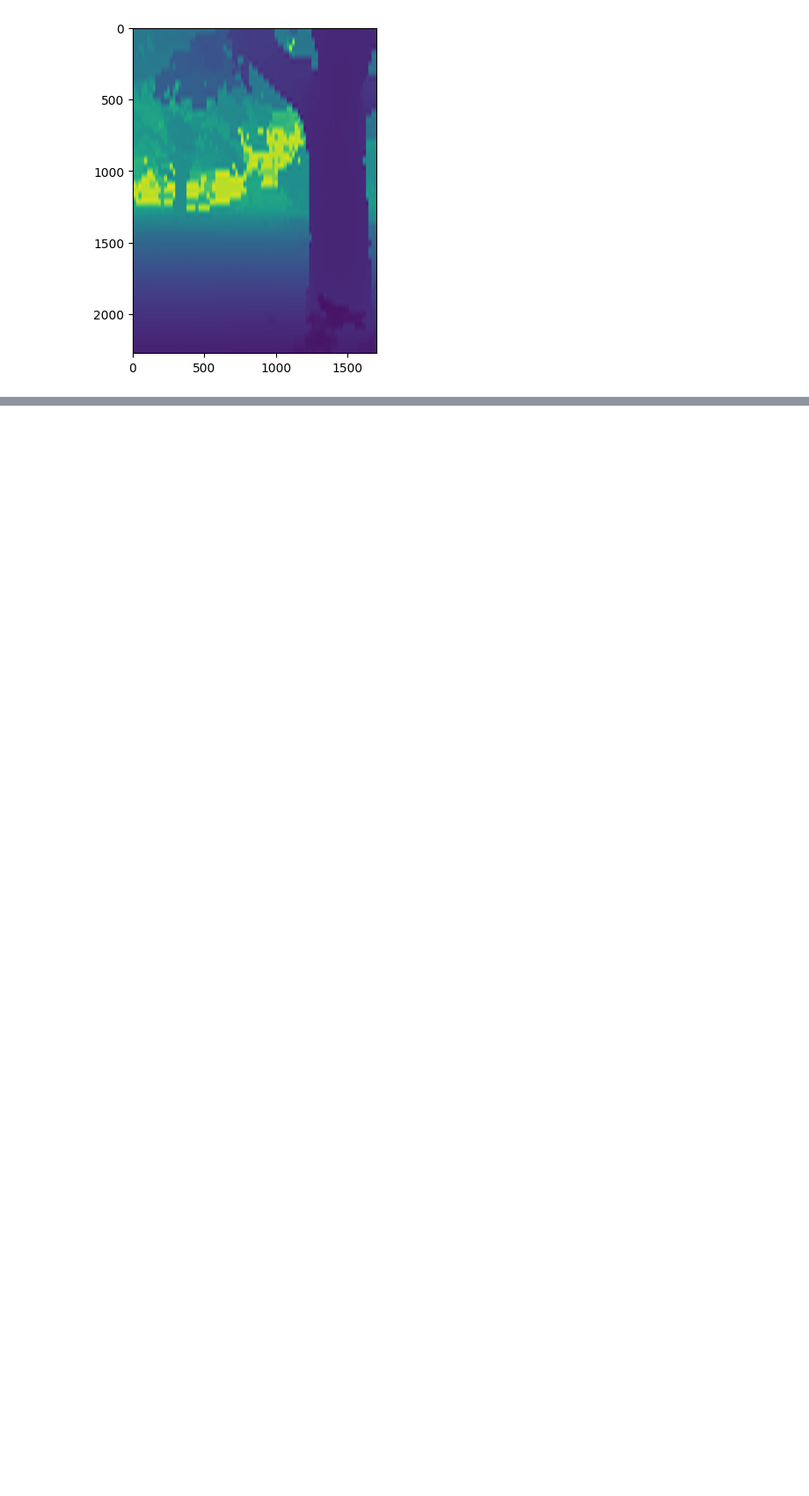
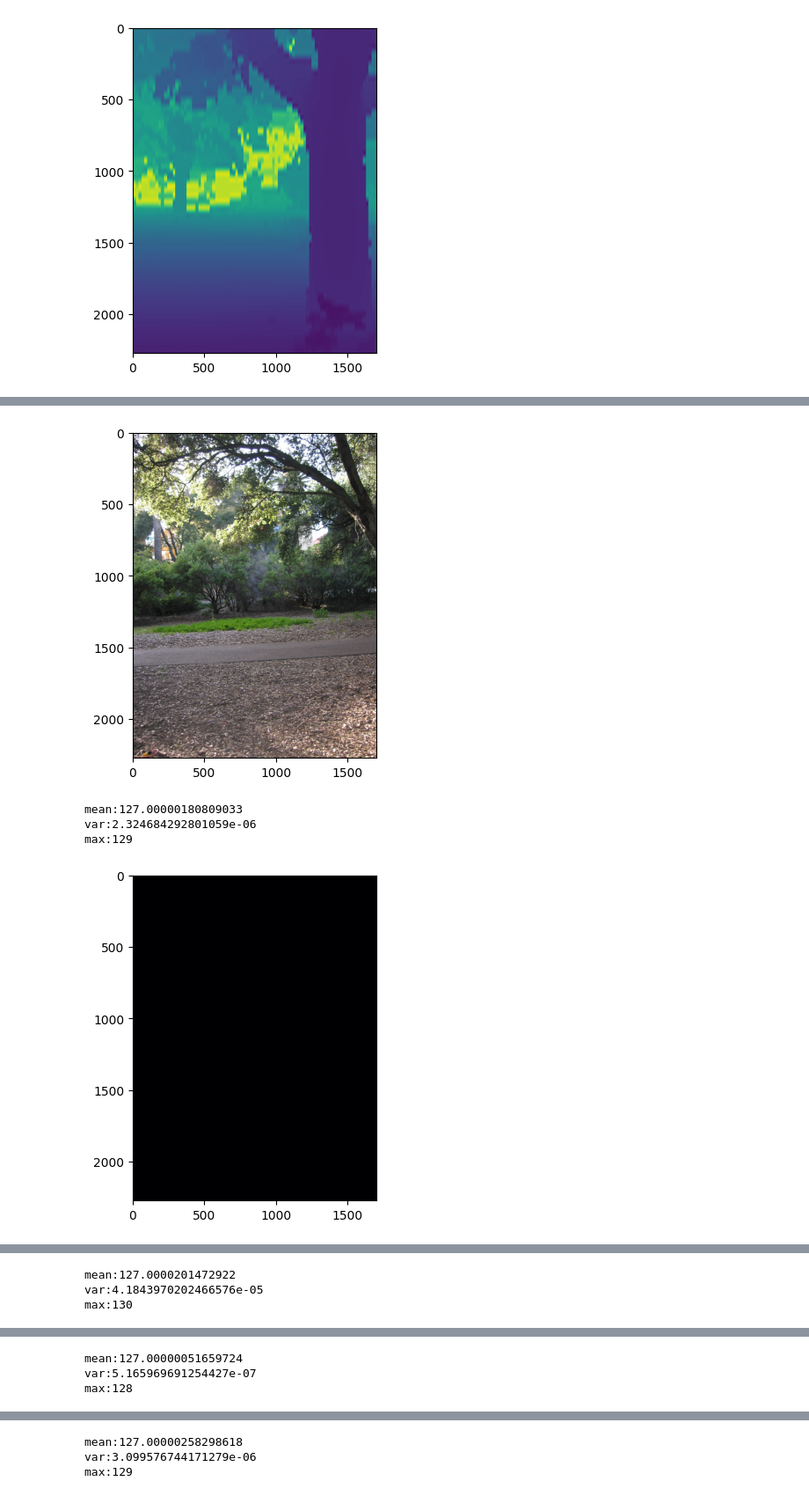
Before and after one commit to JuicedCooky/cv_depth_perception, a Jupyter notebook: main.ipynb, the cells around one changed output, grey strips where cells are left out. Shown at 88% size. Cells and saved outputs as stored; diff of their text form; code cells hidden in the pictures; blank space fills up the shorter version.

Commit message:
training or model is wrong

```diff
--- a/main.ipynb
+++ b/main.ipynb
@@ -238,3 +292,0 @@ Fully Conn L2:       torch.Size([320])
-# %%
-for i,data in enumerate(img_dataloader):
-    print(data)
@@ -264,0 +293,4 @@ SyntaxError: expected ':' (3765621902.py, line 2)
+# %%
+loss = nn.MSELoss()
+optimizer = torch.optim.Adam(list(encoder.parameters()) + list(decoder.parameters()), lr=0.01)
+scheduler = torch.optim.lr_scheduler.StepLR(optimizer, step_size=8,gamma=0.1)
@@ -264,0 +331,2 @@ SyntaxError: expected ':' (3765621902.py, line 2)
+# %%
+train(encoder,decoder,img_dataloader,depth_dataloader,optimizer,loss,scheduler,epochs=20)
@@ -264,0 +376,23 @@ SyntaxError: expected ':' (3765621902.py, line 2)
+# %%
+imgs = next(iter(img_dataloader))
+
+encoded_imgs = encoder(imgs.to(device))
+decoded_imgs = decoder(encoded_imgs)
+
+# for i in range(decoded_imgs.shape)
+# %%
+decoded_imgs = decoded_imgs.to("cpu")
+decoded_imgs = decoded_imgs.detach()
+for i in range(decoded_imgs.shape[0]):
+    plt.imshow(imgs[i].permute(1,2,0))
+    plt.show()
+    depth = np.array(decoded_imgs[i].permute(1,2,0)*255,dtype=np.uint8)
+    print(f"mean:{np.mean(depth)}\nvar:{np.var(depth)}\nmax:{np.max(depth)}")
+    plt.imshow(depth,cmap='magma')
+    plt.show()
+# %% [output]
+[figure, added]
+mean:127.00000180809033
+var:2.324684292801059e-06
+max:129
+[figure, added]
@@ -264,0 +400,3 @@ SyntaxError: expected ':' (3765621902.py, line 2)
+mean:127.0000201472922
+var:4.1843970202466576e-05
+max:130
@@ -264,0 +405,3 @@ SyntaxError: expected ':' (3765621902.py, line 2)
+mean:127.00000051659724
+var:5.165969691254427e-07
+max:128
@@ -264,0 +410,3 @@ SyntaxError: expected ':' (3765621902.py, line 2)
+mean:127.00000258298618
+var:3.099576744171279e-06
+max:129
```
Also changed, not shown: parts of 15 cells of this notebook, 1 other file.
